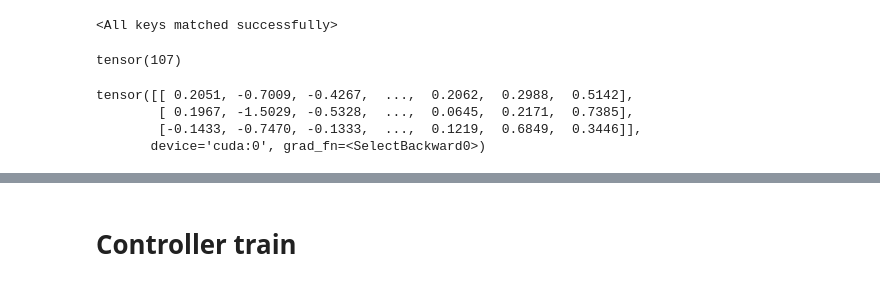
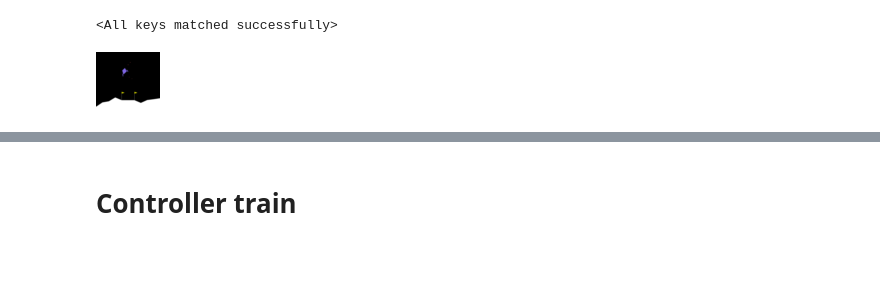
Before and after one commit to IkJun1/World_Model, a Jupyter notebook: example.ipynb, the cells around one changed output, grey strips where cells are left out. Saved outputs shown, nothing was run; the diff lists cells and outputs as text; code cells hidden in the pictures; blank space fills up the shorter version.

```diff
--- a/example.ipynb
+++ b/example.ipynb
@@ -302,10 +297,6 @@ resize = transforms.Compose([
 
 
 seq_dataset = SequenceDataset(image_dataset=observations, transforms=resize, reward_dataset=rewards, action_dataset=action_onehot, episodes=episodes)
-# %%
-seq_dataset[0][3]
-# %% [output]
-tensor(107)
 # %%
 vae.eval()
 mdn_rnn.eval()
@@ -315,11 +306,9 @@ action_first = seq_dataset[0][1].to('cuda:0')
 action_first = action_first.unsqueeze(0)
 
 mu, sigma, phi, reward, h, cell = mdn_rnn(z_vectors, action_first)
-# %%
-mu[0][130]
-# %% [output]
-tensor([[ 0.2051, -0.7009, -0.4267,  ...,  0.2062,  0.2988,  0.5142],
-        [ 0.1967, -1.5029, -0.5328,  ...,  0.0645,  0.2171,  0.7385],
-        [-0.1433, -0.7470, -0.1333,  ...,  0.1219,  0.6849,  0.3446]],
-       device='cuda:0', grad_fn=<SelectBackward0>)
+# %%
+to_pil = transforms.ToPILImage()
+to_pil(seq_dataset[100][0][88])
+# %% [output]
+[figure, added]
 # %%
```
Also changed, not shown: parts of 14 cells of this notebook.
